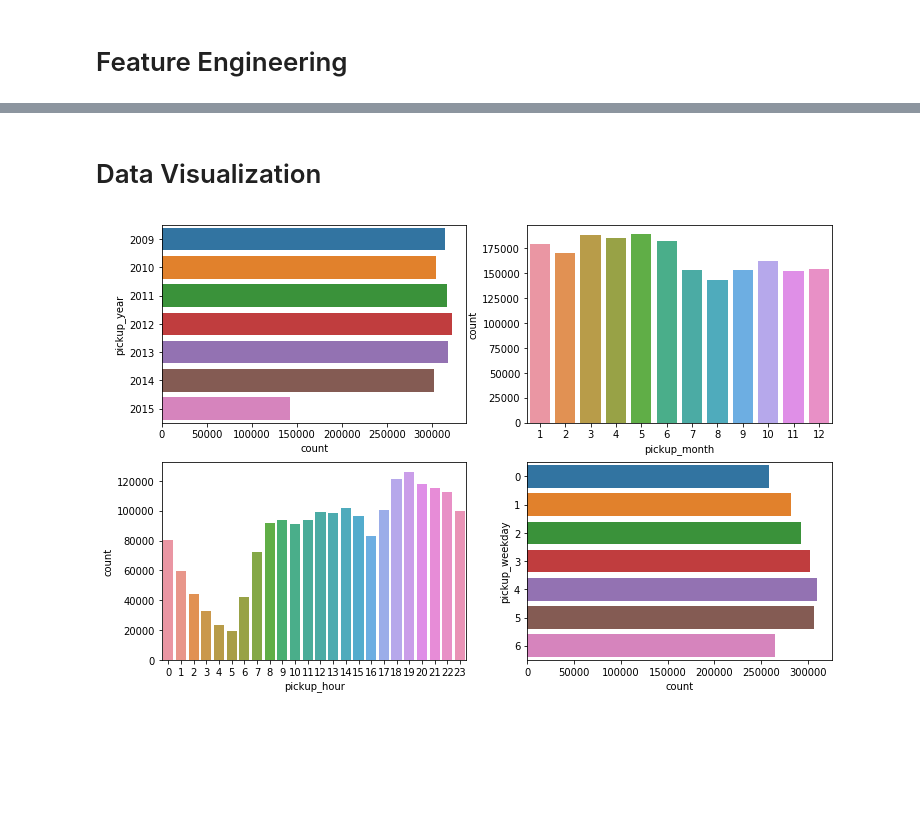
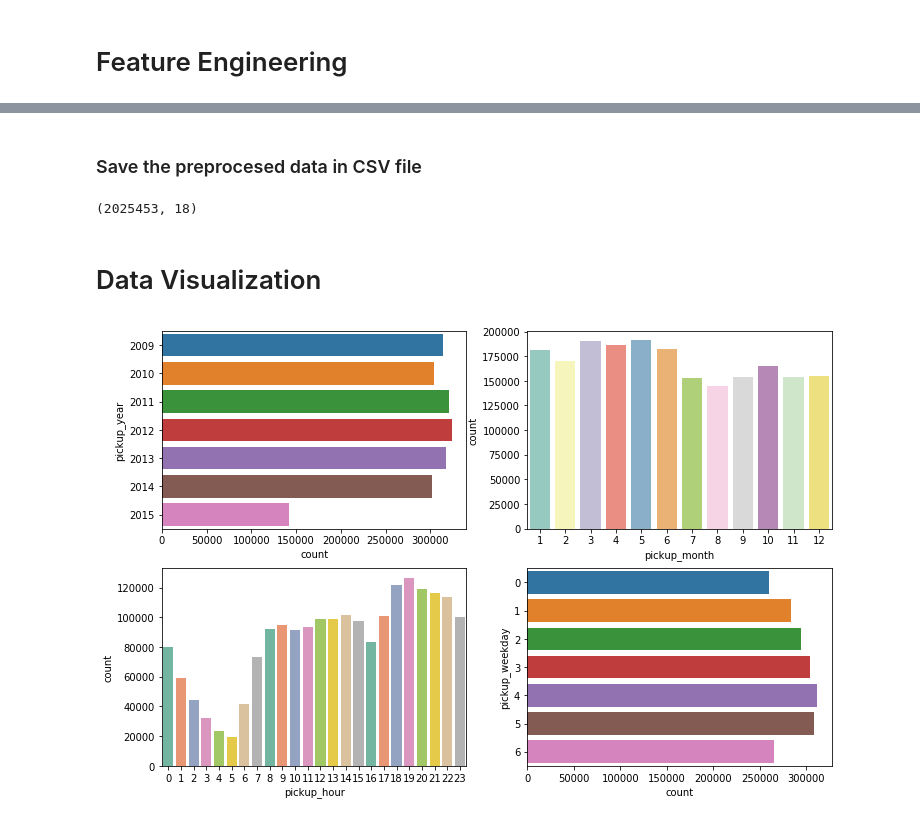
Before and after one commit to MrKhan0747/New-York-City-Taxi-Trips-Fare, a Jupyter notebook: new-york-fare-model.ipynb, the cells around one changed output, grey strips where cells are left out. Saved outputs shown, nothing was run; the diff lists cells and outputs as text; code cells hidden in the pictures; blank space fills up the shorter version.

```diff
--- a/new-york-fare-model.ipynb
+++ b/new-york-fare-model.ipynb
@@ -468,0 +515,2 @@ df.head()
+# %% [markdown]
+<h3> Save the preprocesed data in CSV file </h3>
@@ -469,19 +519,24 @@ df.head()
+# %%
+df=pd.read_csv("feature_model.csv")
+df.shape
+# %% [output]
+(2025453, 18)
 # %% [markdown]
 <h1> Data Visualization </h1>
 # %%
 plt.figure(figsize=(12,8))
 plt.subplot(2,2,1)
 sns.countplot(y='pickup_year', data=df)
 plt.subplot(2,2,2)
-sns.countplot(x='pickup_month', data=df)
+sns.countplot(x='pickup_month', data=df,palette='Set3')
 plt.subplot(2,2,3)
-sns.countplot(x='pickup_hour', data=df)
+sns.countplot(x='pickup_hour', data=df,palette='Set2')
 plt.subplot(2,2,4)
 sns.countplot(y='pickup_weekday', data=df)
 
 plt.show()
 # %% [output]
-[figure, old version]
+[figure, new version]
 # %%
 plt.figure(figsize=(12,8))
 
```
Also changed, not shown: parts of 46 cells of this notebook.
